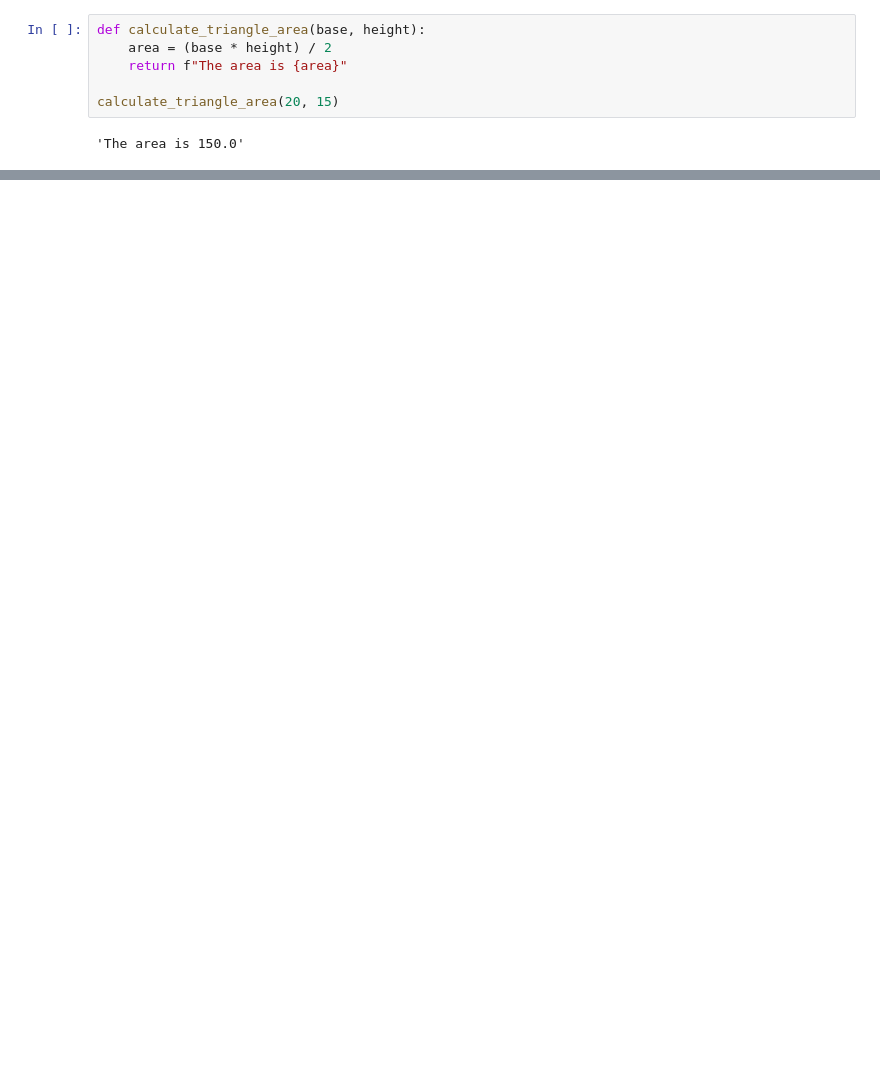
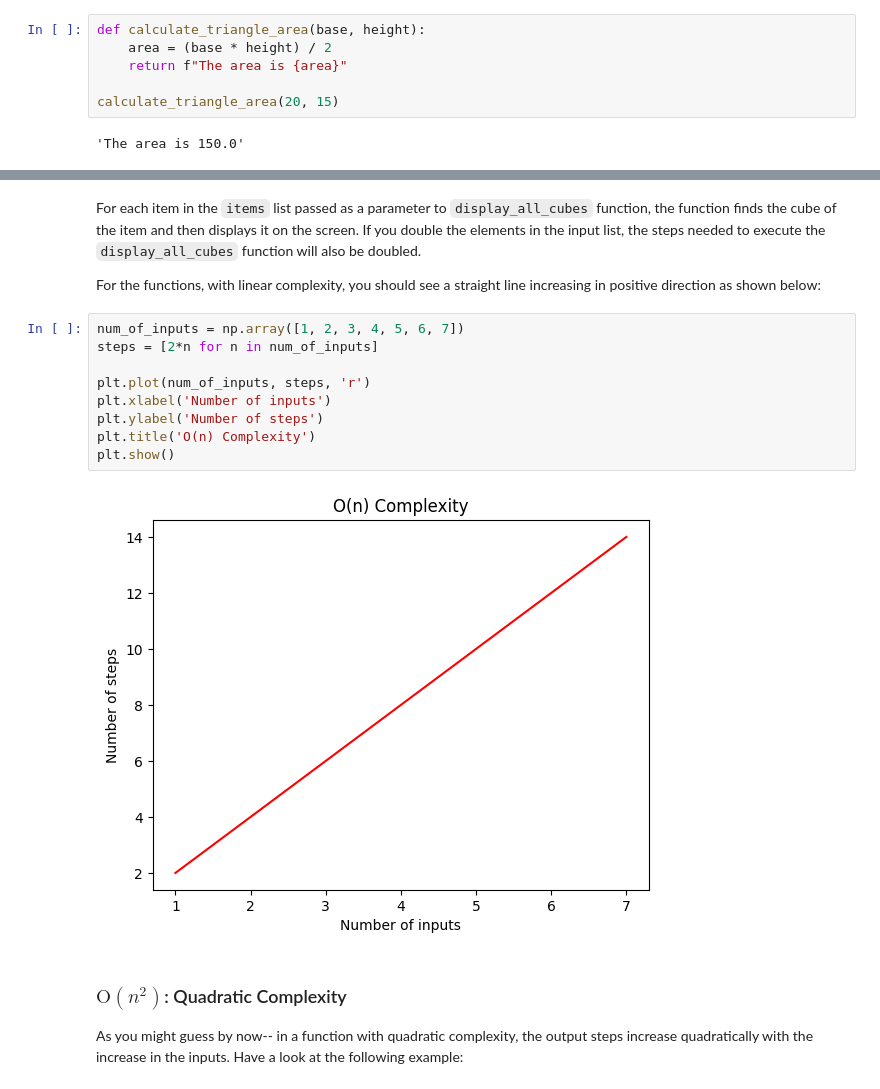
Before and after one commit to themarisolhernandez/ds-review-lessons, a Jupyter notebook: 11-algorithm-optimization.ipynb, the cells around one changed output, grey strips where cells are left out. Saved outputs shown, nothing was run; the diff lists cells and outputs as text; blank space fills up the shorter version.

```diff
--- a/11-algorithm-optimization.ipynb
+++ b/11-algorithm-optimization.ipynb
@@ -68,0 +258,18 @@ As a data scientist or machine learning engineer, it’s crucial to write effici
+# %% [markdown]
+For each item in the `items` list passed as a parameter to `display_all_cubes` function, the function finds the cube of the item and then displays it on the screen. If you double the elements in the input list, the steps needed to execute the `display_all_cubes` function will also be doubled.
+
+For the functions, with linear complexity, you should see a straight line increasing in positive direction as shown below:
+# %%
+num_of_inputs = np.array([1, 2, 3, 4, 5, 6, 7])
+steps = [2*n for n in num_of_inputs]
+
+plt.plot(num_of_inputs, steps, 'r')
+plt.xlabel('Number of inputs')
+plt.ylabel('Number of steps')
+plt.title('O(n) Complexity')
+plt.show()
+# %% [output]
+[figure, added]
+# %% [markdown]
+### $\text{O}(n^2)$: Quadratic Complexity
+As you might guess by now-- in a function with quadratic complexity, the output steps increase quadratically with the increase in the inputs. Have a look at the following example:
```
Also changed, not shown: parts of 51 cells of this notebook, 1 other file.
